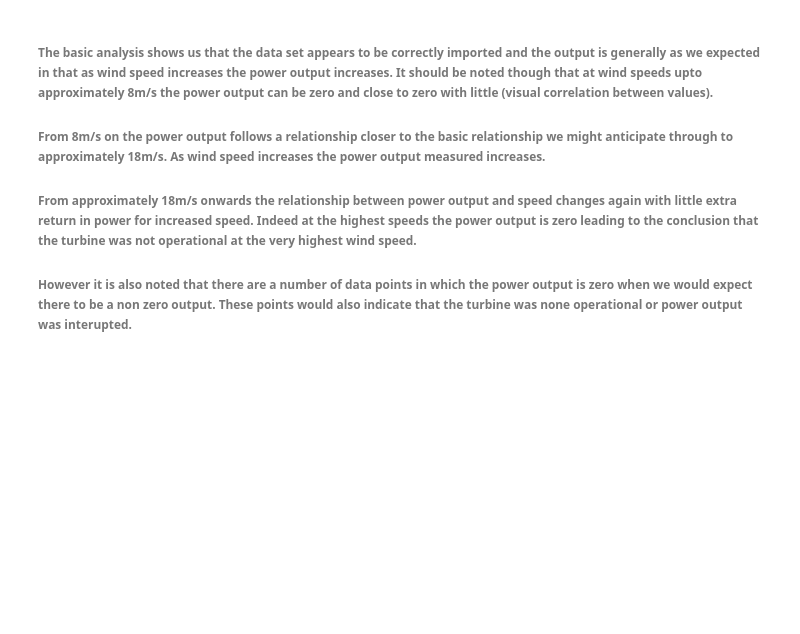
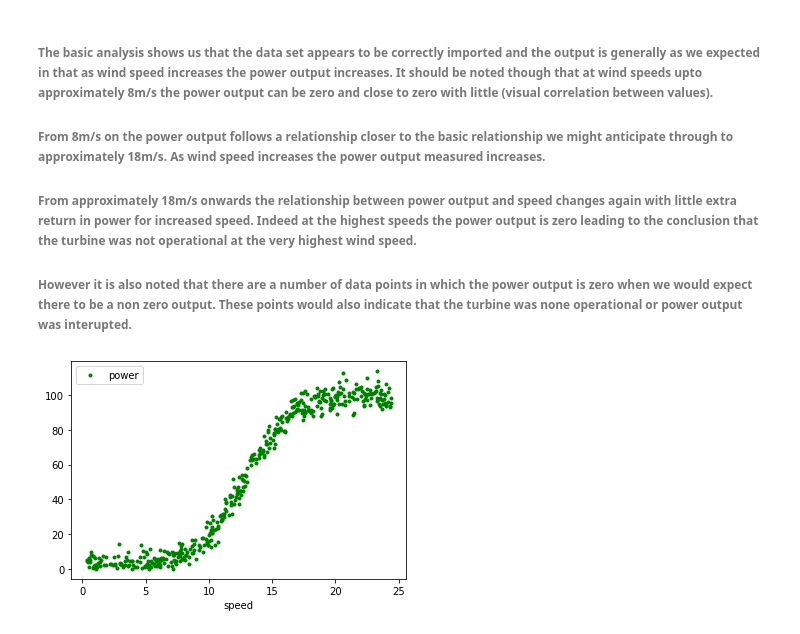
Before and after one commit to Jonathangmit/powerproduction, a Jupyter notebook: power production project.ipynb, the cells around one changed output. Drawn from its saved outputs; the diff is of its cells as text; code cells hidden in the pictures; blank space fills up the shorter version.

```diff
--- a/power production project.ipynb
+++ b/power production project.ipynb
@@ -68,3 +68,11 @@ plt.show()
 ###### From approximately 18m/s onwards the relationship between power output and speed changes again with little extra return in power for increased speed. Indeed at the highest speeds the power output is zero leading to the conclusion that the turbine was not operational at the very highest wind speed.
 
 ###### However it is also noted that there are a number of data points in which the power output is zero when we would expect there to be a non zero output. These points would also indicate that the turbine was none operational or power output was interupted.
+# %%
+df = df.loc[df.loc[:,'power']>0]
+x = 'speed'
+y = 'power'
+df.plot(x,y,color='green',linestyle ='none', marker='.')
+plt.show()
+# %% [output]
+[figure, added]
```
Also changed, not shown: parts of 3 cells of this notebook.
